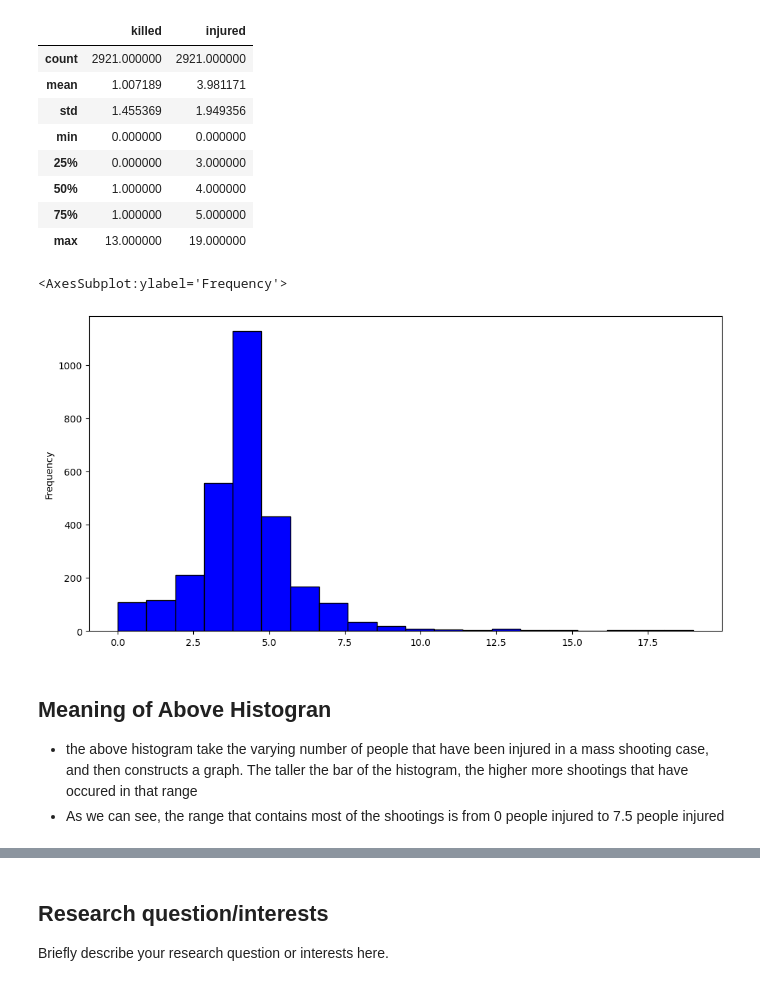
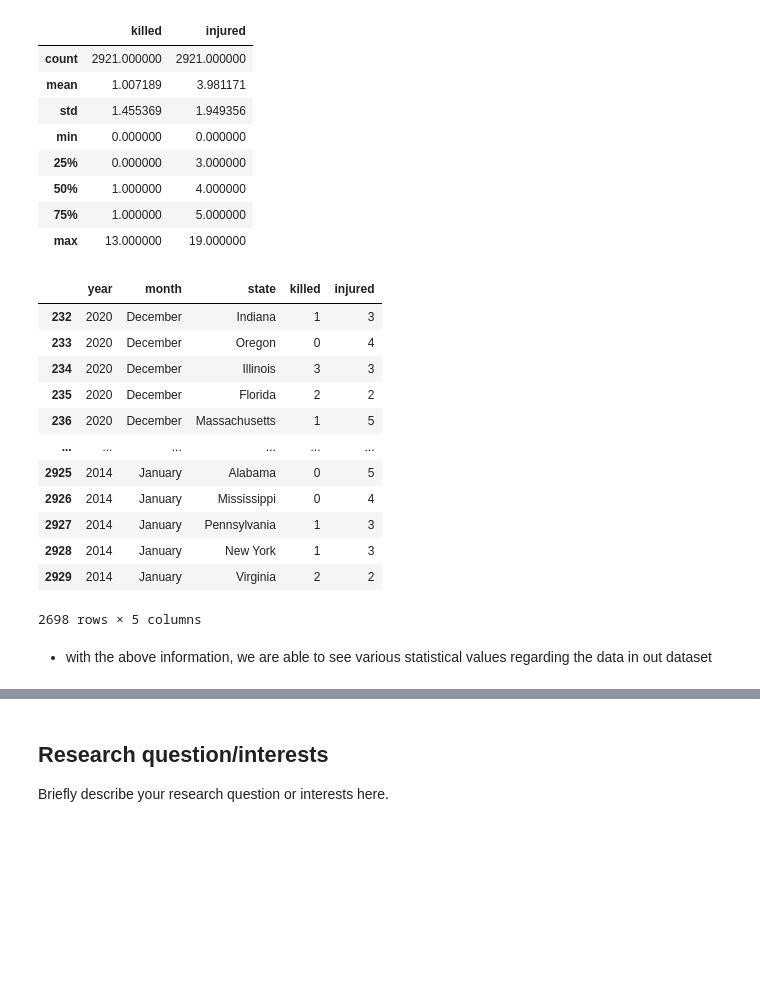
Before and after one commit to ubco-W2022T1-cosc301/project-group39, a Jupyter notebook: notebooks/analysis2.ipynb, the cells around one changed output, grey strips where cells are left out. Drawn from its saved outputs; the diff is of its cells as text; code cells hidden in the pictures; blank space fills up the shorter version.

```diff
--- a/notebooks/analysis2.ipynb
+++ b/notebooks/analysis2.ipynb
@@ -98,14 +98,46 @@ df_cleaned.describe().apply(lambda s: s.apply(lambda x: format(x, 'f')))
 | 50% | 1.000000 | 4.000000 |
 | 75% | 1.000000 | 5.000000 |
 | max | 13.000000 | 19.000000 |
-# %%
-df_cleaned['injured'].plot(kind='hist', bins=20, figsize=(12, 6), facecolor='blue', edgecolor='black')
-# %% [output]
-<AxesSubplot:ylabel='Frequency'>
-[figure, removed]
-# %% [markdown]
-## Meaning of Above Histogran
-- the above histogram take the varying number of people that have been injured in a mass shooting case, and then constructs a graph. The taller the bar of the histogram, the higher more shootings that have occured in that range
-- As we can see, the range that contains most of the shootings is from 0 people injured to 7.5 people injured
+# %%
+def clean_month(row):
+    months = ['January', 'February', 'March', 'April', 'May', 'June', 'July', 'August', 'September', 'October', 'November', 'December']
+    month = [m for m in months if(m in row.incident_date)]
+    return month[0];
+
+def clean_year(row):
+    years = ['2014', '2015', '2016', '2017', '2018', '2019', '2020', '2021']
+    year = [y for y in years if(y in row.incident_date)]
+    return int(year[0])
+
+def clean_df(playlist):
+    df_cleaned = df.copy()
+
+    df_cleaned['month'] = df_cleaned.apply(lambda row: clean_month(row), axis=1)
+    df_cleaned['year'] = df_cleaned.apply(lambda row: clean_year(row), axis=1)
+    df_cleaned = df_cleaned.drop(['city_or_county'], axis=1)
+
+    df_cleaned = df_cleaned[df_cleaned['year'] < 2021]
+
+    df_cleaned = df_cleaned[['year', 'month', 'state', 'killed', 'injured']]
+    return df_cleaned
+
+df_cleaned = clean_df(df_cleaned)
+df_cleaned
+# %% [output]
+|  | year | month | state | killed | injured |
+| 232 | 2020 | December | Indiana | 1 | 3 |
+| 233 | 2020 | December | Oregon | 0 | 4 |
+| 234 | 2020 | December | Illinois | 3 | 3 |
+| 235 | 2020 | December | Florida | 2 | 2 |
+| 236 | 2020 | December | Massachusetts | 1 | 5 |
+| ... | ... | ... | ... | ... | ... |
+| 2925 | 2014 | January | Alabama | 0 | 5 |
+| 2926 | 2014 | January | Mississippi | 0 | 4 |
+| 2927 | 2014 | January | Pennsylvania | 1 | 3 |
+| 2928 | 2014 | January | New York | 1 | 3 |
+| 2929 | 2014 | January | Virginia | 2 | 2 |
+2698 rows × 5 columns
+# %% [markdown]
+- with the above information, we are able to see various statistical values regarding the data in out dataset
 # %%
 df_cleaned.boxplot('injured')
```
Also changed, not shown: parts of 7 cells of this notebook.
